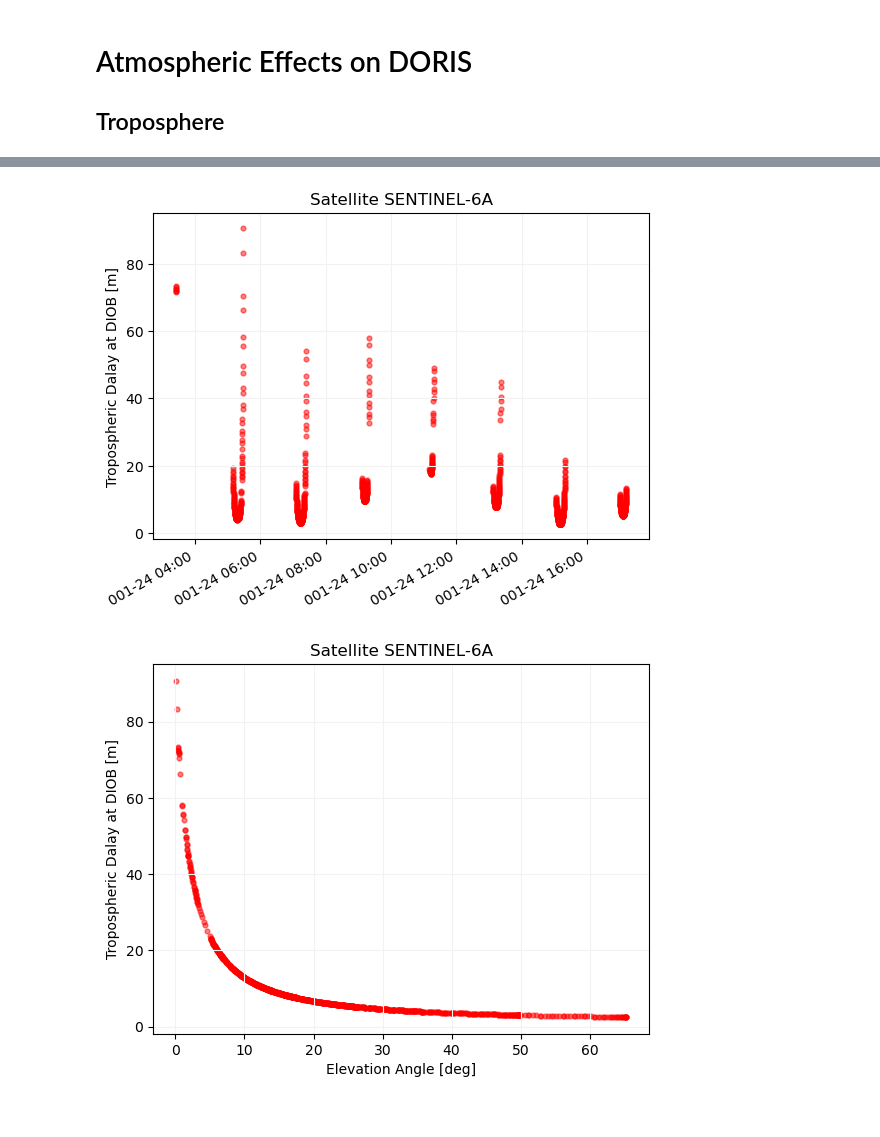
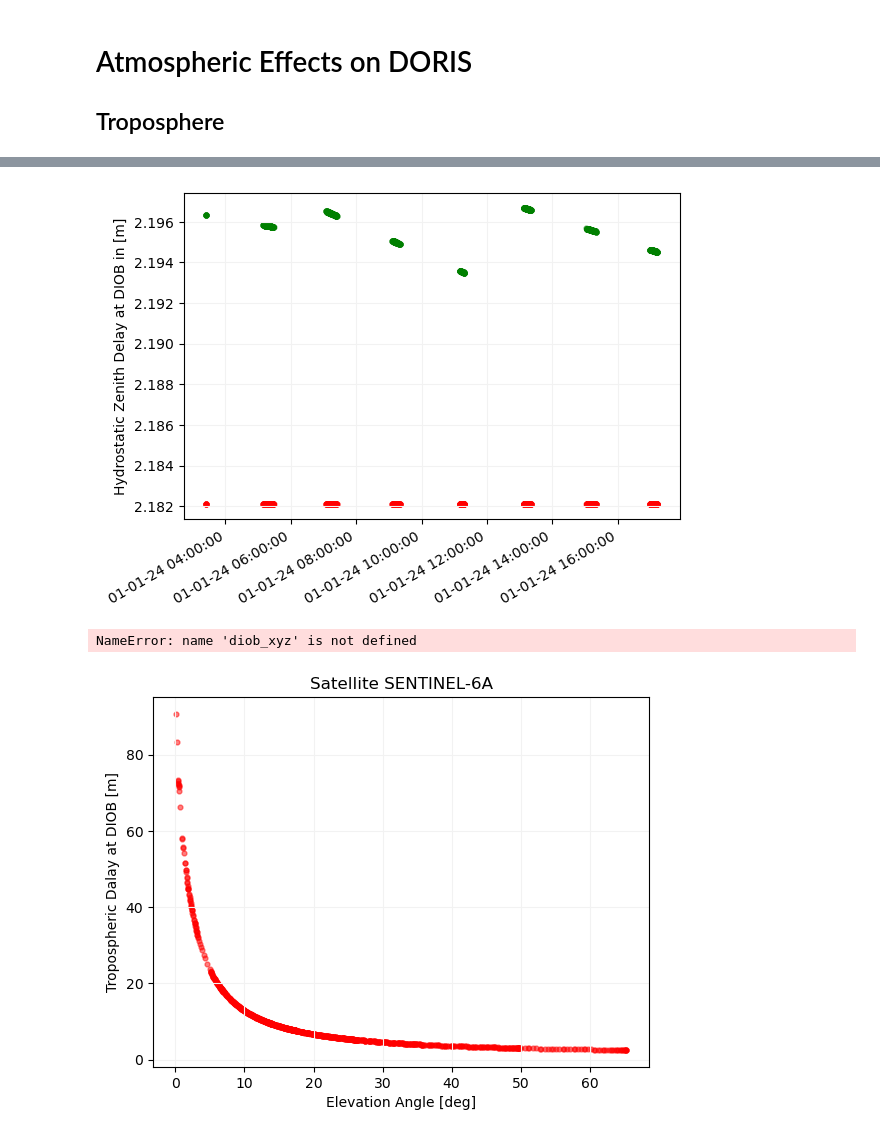
Before and after one commit to DSOlab/AcademicSoftware, a Jupyter notebook: JupiterLab/doris_days/atmo/atmosphere.ipynb, the cells around one changed output, grey strips where cells are left out. Drawn from its saved outputs; the diff is of its cells as text; code cells hidden in the pictures.

```diff
--- a/JupiterLab/doris_days/atmo/atmosphere.ipynb
+++ b/JupiterLab/doris_days/atmo/atmosphere.ipynb
@@ -62,7 +116,22 @@ def azele(rsat, rsta):
+# %%
+# VMF3 site-specific data for 2024
+vmf3_data = join(data_path, "y2024.vmf3_d")
+# Initialize VMF3 from (DORIS) site data
+vmf = SiteVmf3(vmf3_data, site_name)
+# Request VMF3 for each epoch in the ts array
+vmf3_dL = [ vmf.tropo_dealy_info(site_name, lat, lon, np.pi, t) for t in [at2pt(ti) for ti in ts] ]
+# Plot
+plt.scatter([at2pt(ti) for ti in ts], dL, alpha=0.5, s=12, c='red')
+plt.scatter([at2pt(ti) for ti in ts], [d["zhd"] for d in vmf3_dL], alpha=0.5, s=12, c='green')
+plt.grid(color='0.95')
+plt.ylabel(f"Hydrostatic Zenith Delay at {site_name} in [m]")
+ax = plt.gca()
+ax.xaxis.set_major_formatter(mdates.DateFormatter("%d-%m-%y %H:%M:%S"))
+plt.gcf().autofmt_xdate()
+plt.show()
+# %% [output]
+[figure, added]
 # %%
-# initialize VMF3 from (DORIS) site data
-vmf = SiteVmf3(vmf3_data, ['DIOB'])
-
 # lets store time and range-rate measurements to plot them later on
 ts = []; zd = []; elvs = [];
 
@@ -99,7 +168,7 @@ ax.xaxis.set_major_formatter(mdates.DateFormatter("%j-%y %H:%M"))
 plt.gcf().autofmt_xdate()
 plt.show()
 # %% [output]
-[figure, removed]
+NameError: name 'diob_xyz' is not defined
 # %%
 plt.scatter(elvs, zd, alpha=0.5, s=12, c='red')
 plt.grid(color='0.95')
```
Also changed, not shown: parts of 5 cells of this notebook, 17 other files.
